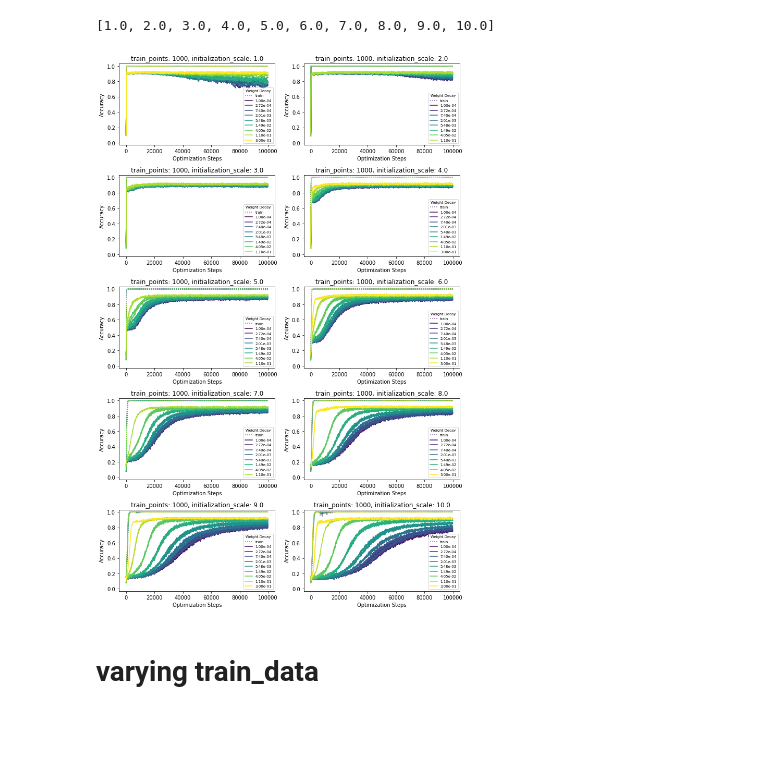
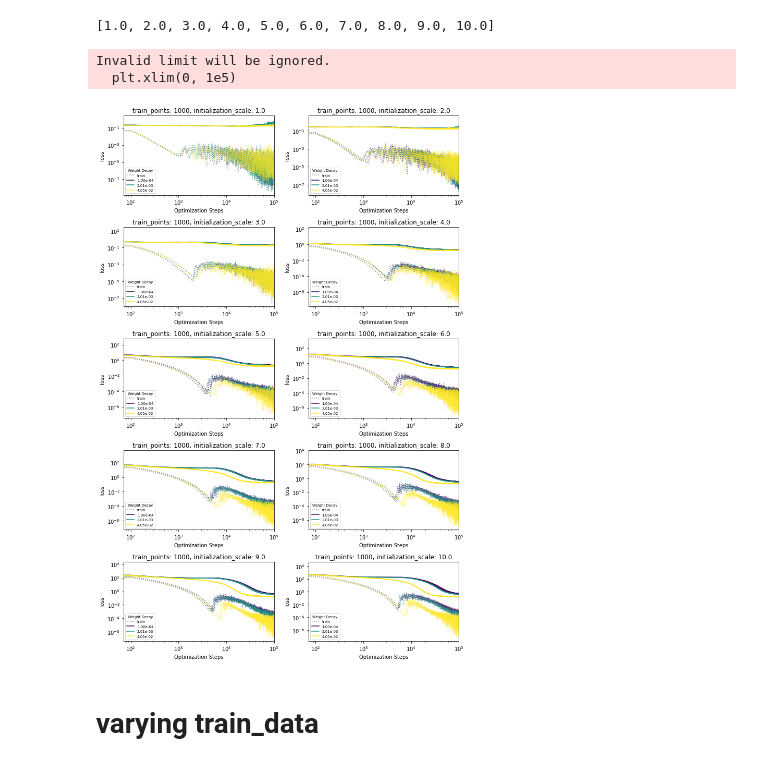
Before and after one commit to ejmichaud/omnigrok, a Jupyter notebook: notebooks/visualize-mnist.ipynb, the cells around one changed output. Cells and saved outputs as stored; diff of their text form; code cells hidden in the pictures; blank space fills up the shorter version.

```diff
--- a/notebooks/visualize-mnist.ipynb
+++ b/notebooks/visualize-mnist.ipynb
@@ -69,42 +69,48 @@ for l, scale in enumerate(initialization_scales):
 
     plt.subplot(5, 2, l+1)
 
-    colors = plt.cm.viridis(np.linspace(0, 1, len(weight_decays)))
-    for i, weight_decay in enumerate(weight_decays):
+    wds = weight_decays[::3]
+
+    colors = plt.cm.viridis(np.linspace(0, 1, len(wds)))
+    for i, weight_decay in enumerate(wds):
         fields = ['config', 'info']
         query = {
             'status': 'COMPLETED',
             'config.weight_decay': weight_decay,
             'config.initialization_scale': scale
 
         }
         results = list(collection.find(query, fields))
         if results:
             for j, r in enumerate(results):
                 if r['info']:
 
                     steps = r['info']['log_steps']
-                    train = r['info']['train']['accuracy']
-                    val = r['info']['val']['accuracy']
+                    train = r['info']['train']['loss']
+                    val = r['info']['val']['loss']
         #             plt.plot(steps, train, color='red')
                     plt.plot(steps, train[:len(steps)], color=colors[i], alpha=0.6, linestyle='dotted', label='train' if i == 0 and j == 0 else None)
                     plt.plot(steps, val, color=colors[i], label="{:1.2e}".format(weight_decay) if j == 0 else None)
 
 
-#     plt.xscale('log')
+    plt.xscale('log')
+    plt.xlim(0, 1e5)
     plt.xlabel("Optimization Steps")
 
-    plt.ylim(-0.03, 1.03)
-    plt.ylabel("Accuracy")
+    plt.yscale('log')
+    #plt.ylim(-0.03, 1.03)
+    plt.ylabel("loss")
 
     plt.title(f"train_points: {train_points}, initialization_scale: {scale}")
-    legend = plt.legend(prop={'size': 7}, loc='lower right', title="Weight Decay")
+    legend = plt.legend(prop={'size': 7}, loc='best', title="Weight Decay")
     plt.setp(legend.get_title(), fontsize=7)
 
 plt.tight_layout()
 plt.savefig('figures/different-initialization-scales.pdf')
 # %% [output]
+Invalid limit will be ignored.
+  plt.xlim(0, 1e5)
-[figure, old version]
+[figure, new version]
 # %% [markdown]
 # varying train_data
 # %%
```
Also changed, not shown: parts of 2 cells of this notebook, 4 other files.
